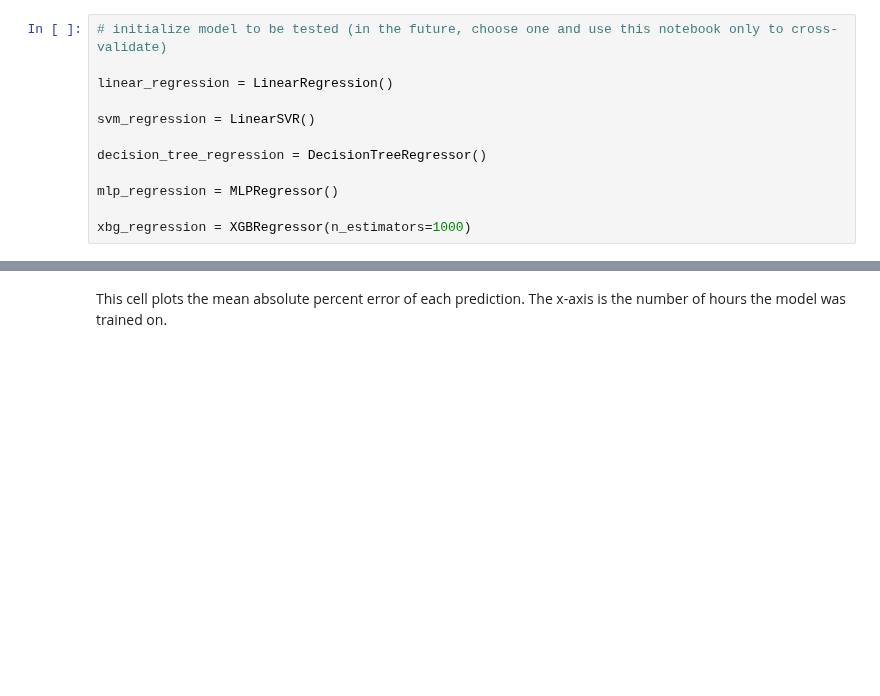
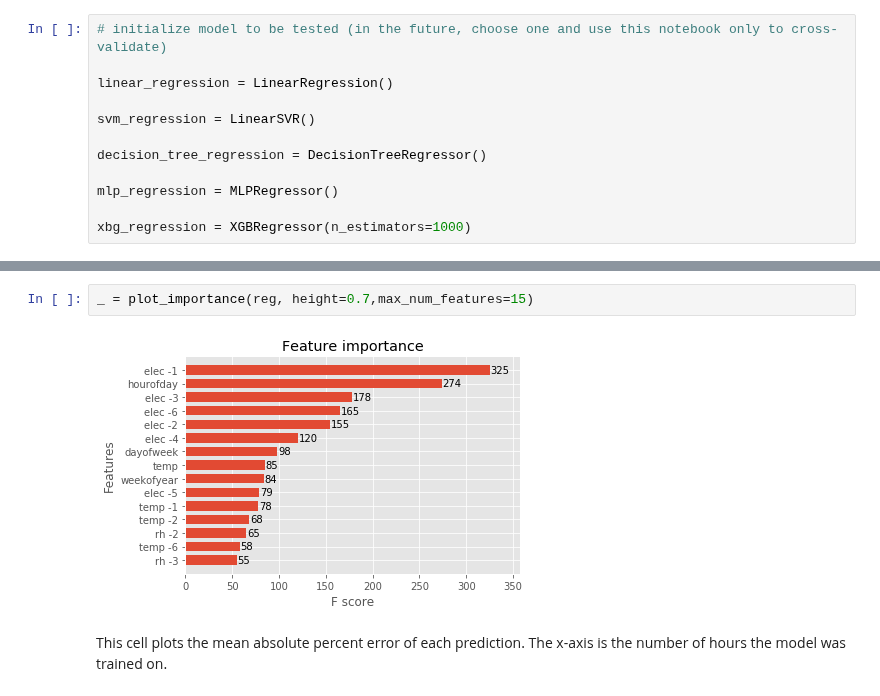
Before and after one commit to kevinkoste/university-load-forecasting, a Jupyter notebook: models/model_validation.ipynb, the cells around one changed output, grey strips where cells are left out. Cells and saved outputs as stored; diff of their text form; blank space fills up the shorter version.

```diff
--- a/models/model_validation.ipynb
+++ b/models/model_validation.ipynb
@@ -123,3 +122,7 @@ results.head(3)
+# %%
+_ = plot_importance(reg, height=0.7,max_num_features=15)
+# %% [output]
+[figure, added]
 # %% [markdown]
 This cell plots the mean absolute percent error of each prediction. The x-axis is the number of hours the model was trained on.
 # %%
```
Also changed, not shown: parts of 6 cells of this notebook, 5 other files.
